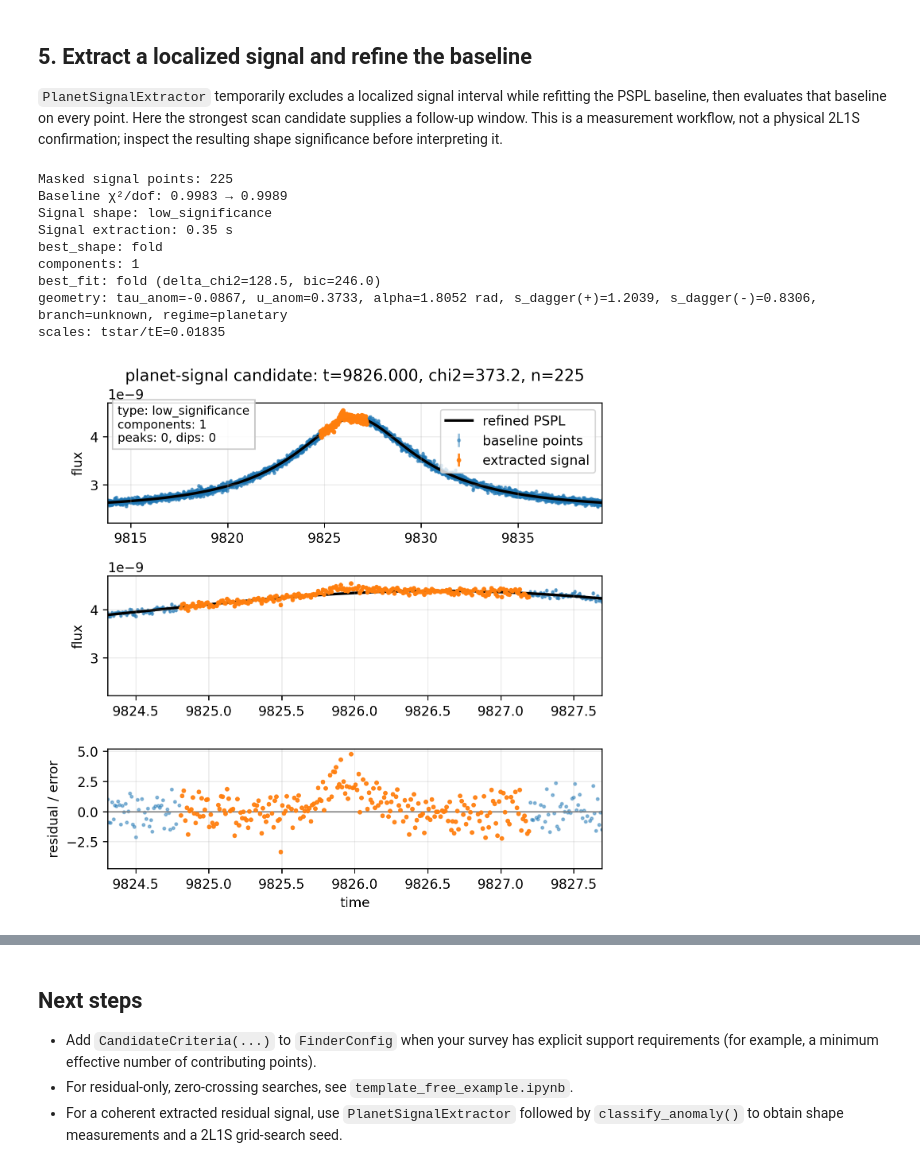
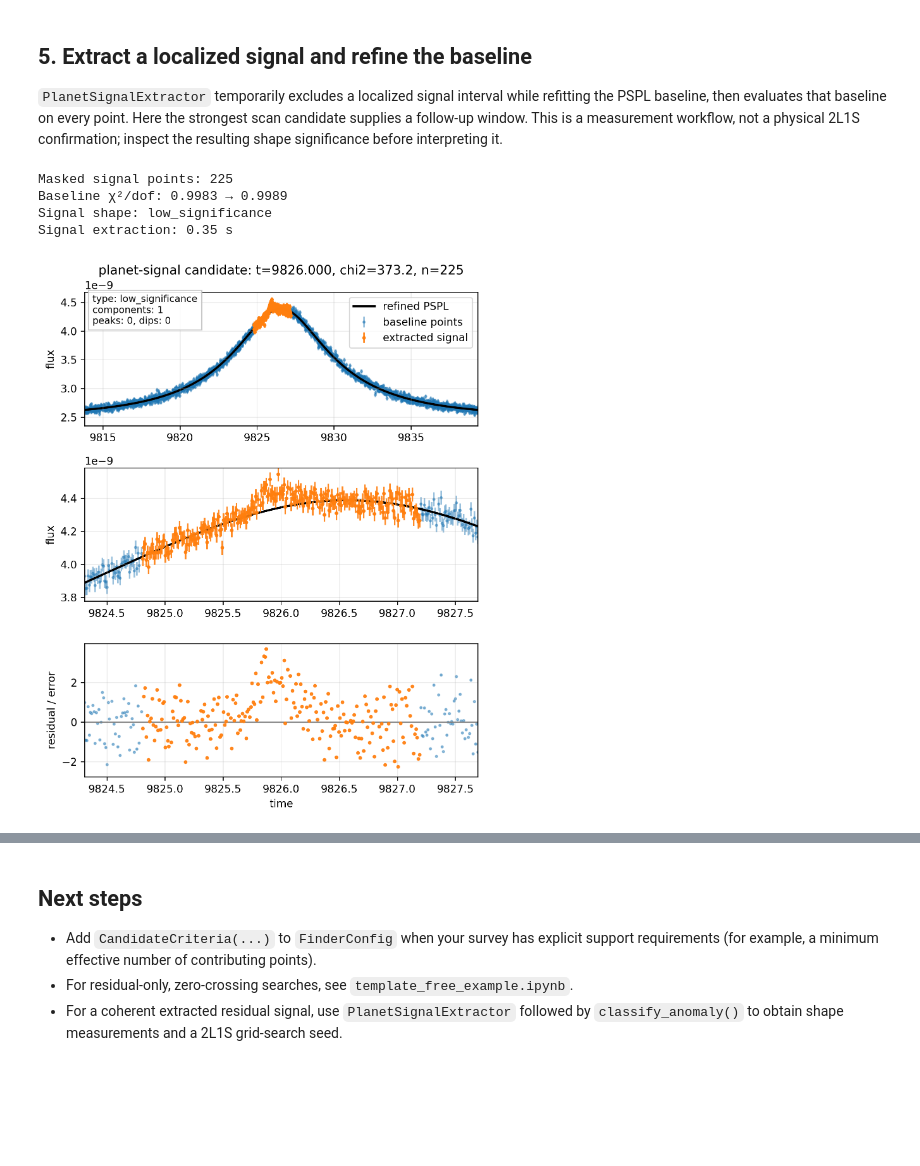
Before and after one commit to NunotaKansuke/jacscanomaly, a Jupyter notebook: example/template_scan_example.ipynb, the cells around one changed output, grey strips where cells are left out. Saved outputs shown, nothing was run; the diff lists cells and outputs as text; code cells hidden in the pictures; blank space fills up the shorter version.

Commit message:
Scale signal extraction plot limits

```diff
--- a/example/template_scan_example.ipynb
+++ b/example/template_scan_example.ipynb
@@ -165,7 +165,6 @@ else:
     signal_elapsed = perf_counter() - signal_started
 
     classification = signal.classify()
-    anomaly_estimate = signal.classify_anomaly()
     print(f"Masked signal points: {signal.signal_mask.sum():,}")
     print(
         f"Baseline χ²/dof: {signal.initial_fit.chi2_dof:.4f} → "
@@ -173,24 +172,34 @@ else:
     )
     print(f"Signal shape: {classification.signal_type}")
     print(f"Signal extraction: {signal_elapsed:.2f} s")
-    print(anomaly_estimate.summary_text())
 # %% [output]
 Masked signal points: 225
 Baseline χ²/dof: 0.9983 → 0.9989
 Signal shape: low_significance
 Signal extraction: 0.35 s
-best_shape: fold
-components: 1
-best_fit: fold (delta_chi2=128.5, bic=246.0)
-geometry: tau_anom=-0.0867, u_anom=0.3733, alpha=1.8052 rad, s_dagger(+)=1.2039, s_dagger(-)=0.8306, branch=unknown, regime=planetary
-scales: tstar/tE=0.01835
 # %%
+def set_visible_ylim(ax, y, yerr=None, *, include_zero=False):
+    visible = (signal.time >= ax.get_xlim()[0]) & (signal.time <= ax.get_xlim()[1])
+    values = np.asarray(y)[visible]
+    if yerr is not None:
+        err = np.asarray(yerr)[visible]
+        values = np.concatenate((values - err, values + err))
+    lo, hi = np.percentile(values, (1, 99))
+    if include_zero:
+        lo, hi = min(lo, 0.0), max(hi, 0.0)
+    pad = max(0.12 * (hi - lo), np.finfo(float).eps)
+    ax.set_ylim(lo - pad, hi + pad)
+
+
 if signal is not None:
     fig, axes = signal.plot_signal(show=False)
-    fig.set_size_inches(6, 6)
+    set_visible_ylim(axes[0], signal.flux, signal.ferr)
+    set_visible_ylim(axes[1], signal.flux, signal.ferr)
+    set_visible_ylim(axes[2], signal.refined_residual / signal.ferr, include_zero=True)
+    fig.set_size_inches(6, 7.5)
     fig.tight_layout()
     plt.show()
 
 print(f"Notebook elapsed time: {perf_counter() - notebook_started:.2f} s")
 # %% [output]
-[figure, old version]
+[figure, new version]
```
Also changed, not shown: parts of 2 cells of this notebook.
